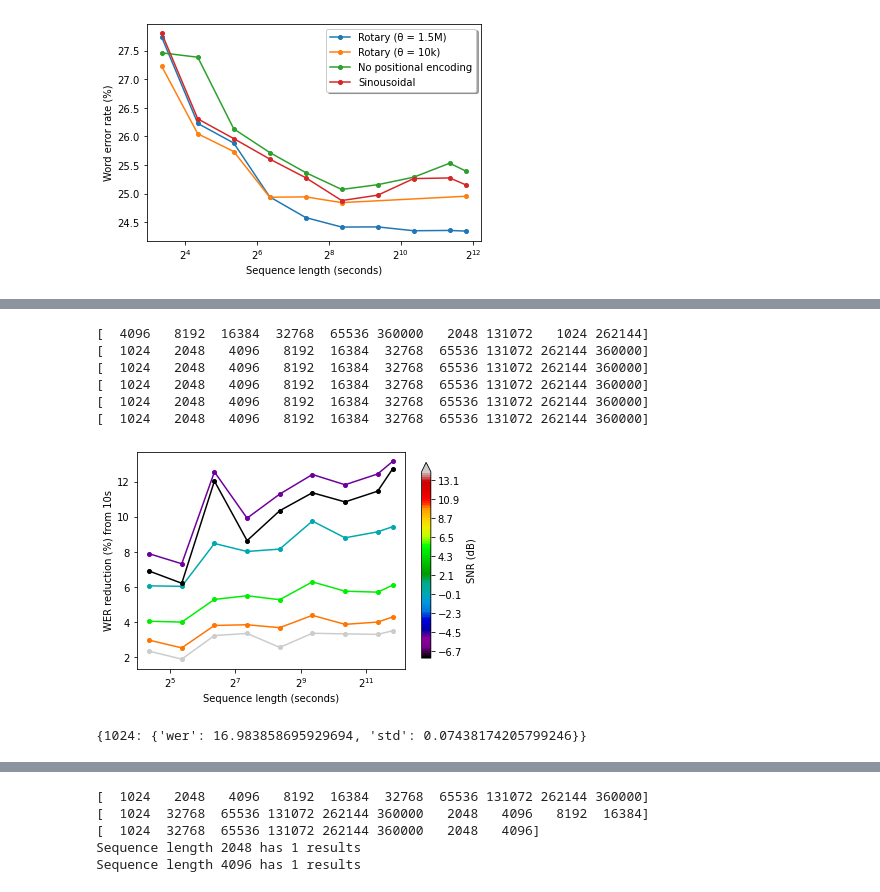
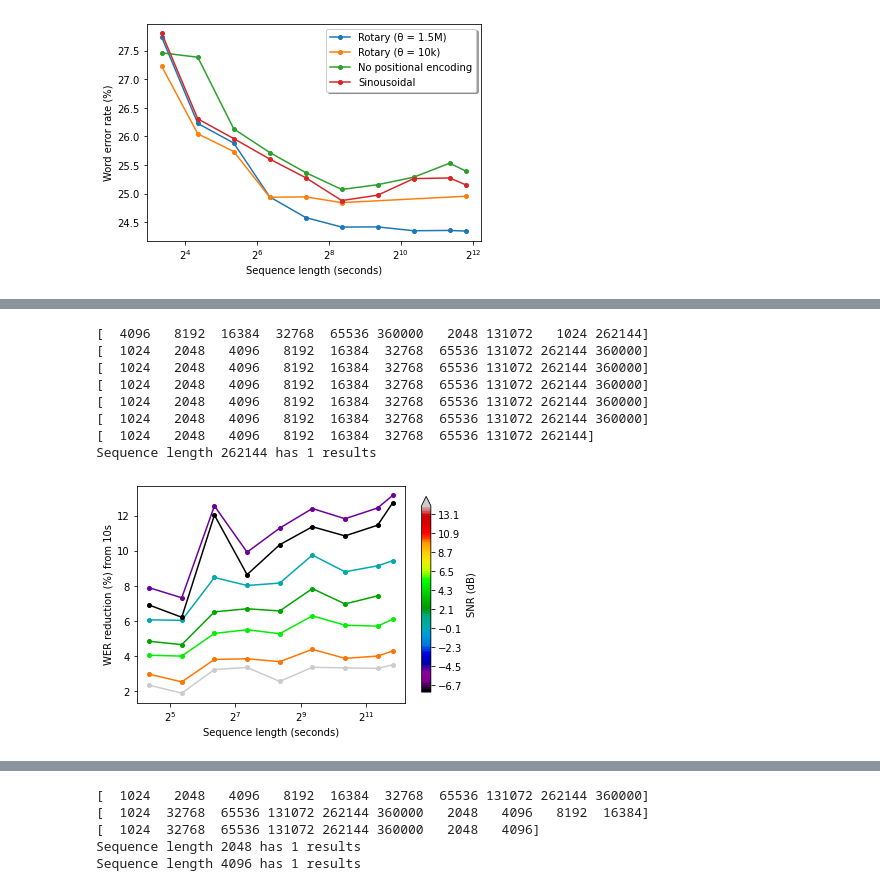
Before and after one commit to robflynnyh/long-context-asr, a Jupyter notebook: eval/results/eval.ipynb, the cells around one changed output, grey strips where cells are left out. Saved outputs shown, nothing was run; the diff lists cells and outputs as text; code cells hidden in the pictures.

```diff
--- a/eval/results/eval.ipynb
+++ b/eval/results/eval.ipynb
@@ -184,6 +181,7 @@ csv3 = pd.read_csv('evals_rb_rev16_bnoise_m5_SNR.csv', sep=','  )
 csv4 = pd.read_csv('evals_rb_rev16_bnoise_5_SNR.csv', sep=','  )
 csv5 = pd.read_csv('evals_rb_rev16_bnoise_m7p5_SNR.csv', sep=',')
 csv6 = pd.read_csv('evals_rb_rev16_bnoise_10_SNR.csv', sep=',')
+csv7 = pd.read_csv('evals_rb_rev16_bnoise_2p5_SNR.csv', sep=',')
 
 data1 = get_data(csv1, dataset='rev16')
 data2 = get_data(csv2, dataset='rev16_background_noise')
@@ -191,6 +189,7 @@ data3 = get_data(csv3, dataset='rev16_background_noise')
 data4 = get_data(csv4, dataset='rev16_background_noise')
 data5 = get_data(csv5, dataset='rev16_background_noise')
 data6 = get_data(csv6, dataset='rev16_background_noise')
+data7 = get_data(csv7, dataset='rev16_background_noise')
 
 pdecrease1 = get_percentage_decrease_json(data1)
 pdecrease2 = get_percentage_decrease_json(data2)
@@ -198,43 +197,44 @@ pdecrease3 = get_percentage_decrease_json(data3)
 pdecrease4 = get_percentage_decrease_json(data4)
 pdecrease5 = get_percentage_decrease_json(data5)
 pdecrease6 = get_percentage_decrease_json(data6)
+pdecrease7 = get_percentage_decrease_json(data7)
 
-snrs = [99999999999, 0, -5, 5, -7.5, 10]
+snrs = [99999999999, 0, -5, 5, -7.5, 10, 2.5]
 step = 2
 snrs = [int(el*10) for el in snrs]
 param_min, param_max = min(snrs), 140
 boundaries = [param_min-step]+[d+step for d in range(param_min, param_max+1, step)]
 boundaries = [el/10 for el in boundaries]
 snrs = [el/10 for el in snrs]
 cm = plt.get_cmap('nipy_spectral')
 #cm = cm.reversed()
 norm = BoundaryNorm(boundaries, 256)
 colors = [cm(norm(p)) for p in snrs]
 
 plt.xscale('log', basex=2)
 plt.plot([el/100 for el in sorted(list(pdecrease1.keys()))], [pdecrease1[el] for el in sorted(list(pdecrease1.keys()))], label='No background noise', marker='o', markersize=4, color=colors[0])
 plt.plot([el/100 for el in sorted(list(pdecrease2.keys()))], [pdecrease2[el] for el in sorted(list(pdecrease2.keys()))], label='Background noise', marker='o', markersize=4, color=colors[1])
 plt.plot([el/100 for el in sorted(list(pdecrease3.keys()))], [pdecrease3[el] for el in sorted(list(pdecrease3.keys()))], label='Background noise, -5 SNR', marker='o', markersize=4, color=colors[2])
 plt.plot([el/100 for el in sorted(list(pdecrease4.keys()))], [pdecrease4[el] for el in sorted(list(pdecrease4.keys()))], label='Background noise, 5 SNR', marker='o', markersize=4, color=colors[3])
 plt.plot([el/100 for el in sorted(list(pdecrease5.keys()))], [pdecrease5[el] for el in sorted(list(pdecrease5.keys()))], label='Background noise, -7.5 SNR', marker='o', markersize=4, color=colors[4])
 plt.plot([el/100 for el in sorted(list(pdecrease6.keys()))], [pdecrease6[el] for el in sorted(list(pdecrease6.keys()))], label='Background noise, 10 SNR', marker='o', markersize=4, color=colors[5])
+plt.plot([el/100 for el in sorted(list(pdecrease7.keys()))], [pdecrease7[el] for el in sorted(list(pdecrease7.keys()))], label='Background noise, 2.5 SNR', marker='o', markersize=4, color=colors[6])
+
 
 cb = plt.colorbar(ScalarMappable(norm, cm),shrink=0.9, extend='max')
 cb.set_label('SNR (dB)')
 #plt.legend(loc='upper center', bbox_to_anchor=(0.5, 1.2), ncol=3, fancybox=True, shadow=True)
 plt.xlabel('Sequence length (seconds)')
 plt.ylabel('WER reduction (%) from 10s')
 plt.savefig('werr_rev16_bnoise.pdf', bbox_inches='tight')
 plt.show()
 # %% [output]
 [  4096   8192  16384  32768  65536 360000   2048 131072   1024 262144]
 [  1024   2048   4096   8192  16384  32768  65536 131072 262144 360000]
 [  1024   2048   4096   8192  16384  32768  65536 131072 262144 360000]
 [  1024   2048   4096   8192  16384  32768  65536 131072 262144 360000]
 [  1024   2048   4096   8192  16384  32768  65536 131072 262144 360000]
 [  1024   2048   4096   8192  16384  32768  65536 131072 262144 360000]
+[  1024   2048   4096   8192  16384  32768  65536 131072 262144]
+Sequence length 262144 has 1 results
-[figure, old version]
+[figure, new version]
-# %%
-data6
-# %% [output]
-{1024: {'wer': 16.983858695929694, 'std': 0.07438174205799246}}
```
Also changed, not shown: parts of 7 cells of this notebook, 7 other files.
